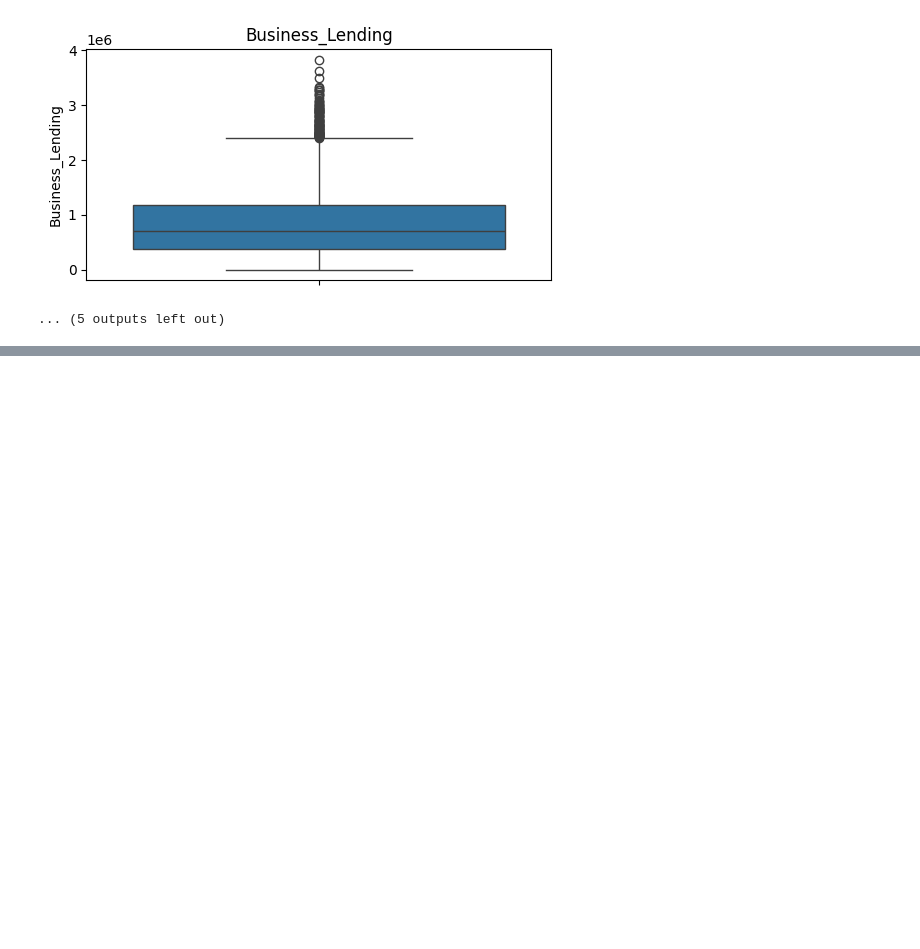
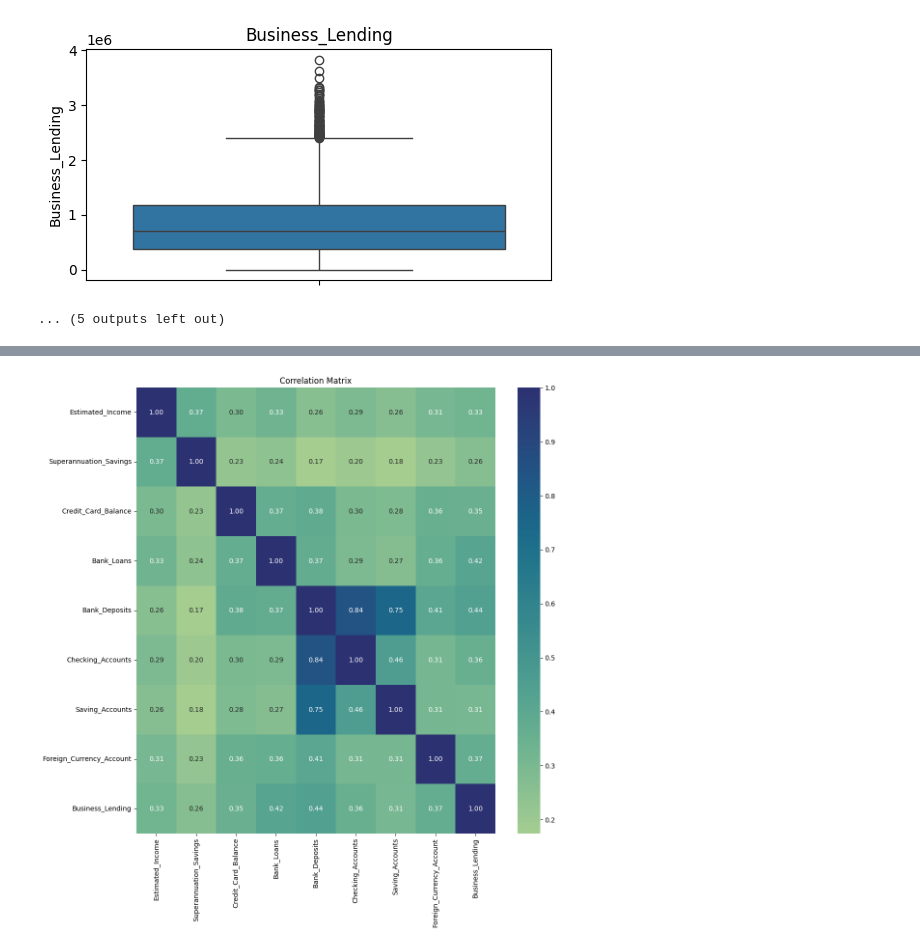
Before and after one commit to dharmesh9/banking_end_to_end_data_analysis_project3, a Jupyter notebook: eda_python.ipynb, the cells around one changed output, grey strips where cells are left out. Drawn from its saved outputs; the diff is of its cells as text; code cells hidden in the pictures; blank space fills up the shorter version.

```diff
--- a/eda_python.ipynb
+++ b/eda_python.ipynb
@@ -344,0 +360,10 @@ for col in categorical_col:
+# %%
+numerical_col = ['Estimated_Income', 'Superannuation_Savings','Credit_Card_Balance','Bank_Loans','Bank_Deposits','Checking_Accounts','Saving_Accounts','Foreign_Currency_Account','Business_Lending']
+
+correlation_matrix = df[numerical_col].corr()
+plt.figure(figsize=(12,12))
+sns.heatmap(correlation_matrix, annot=True,cmap='crest',fmt=".2f")
+plt.title("Correlation Matrix")
+plt.show()
+# %% [output]
+[figure, added]
```
Also changed, not shown: parts of 7 cells of this notebook.
